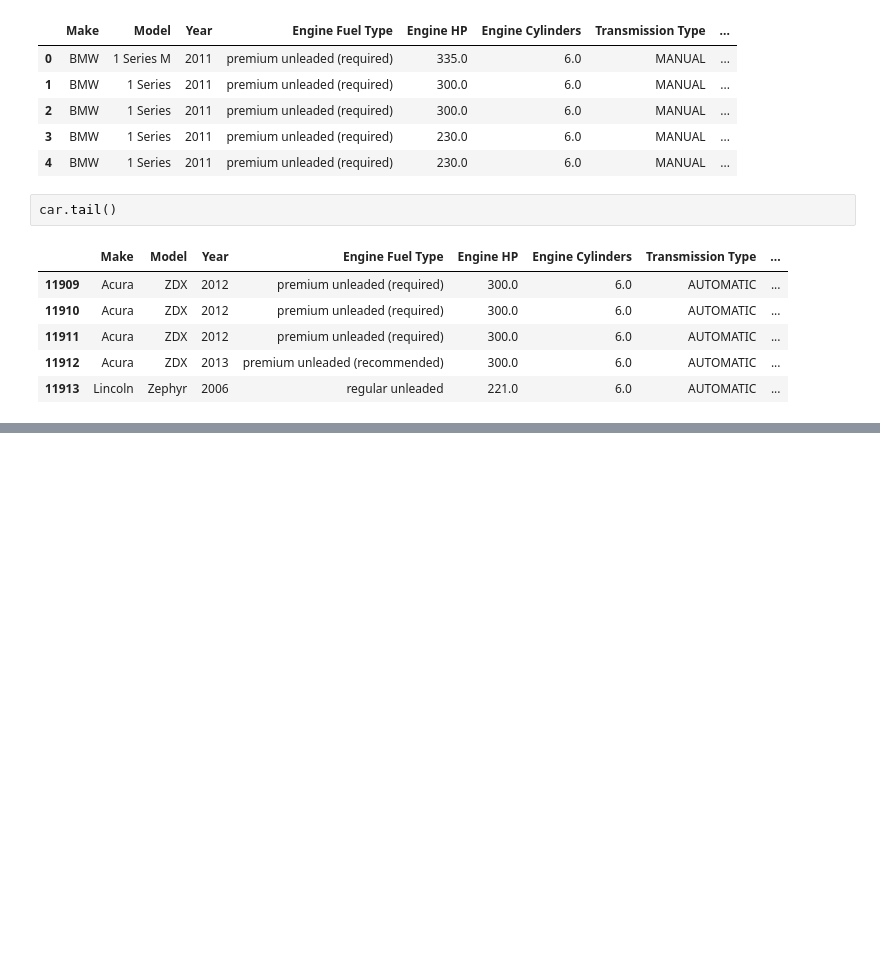
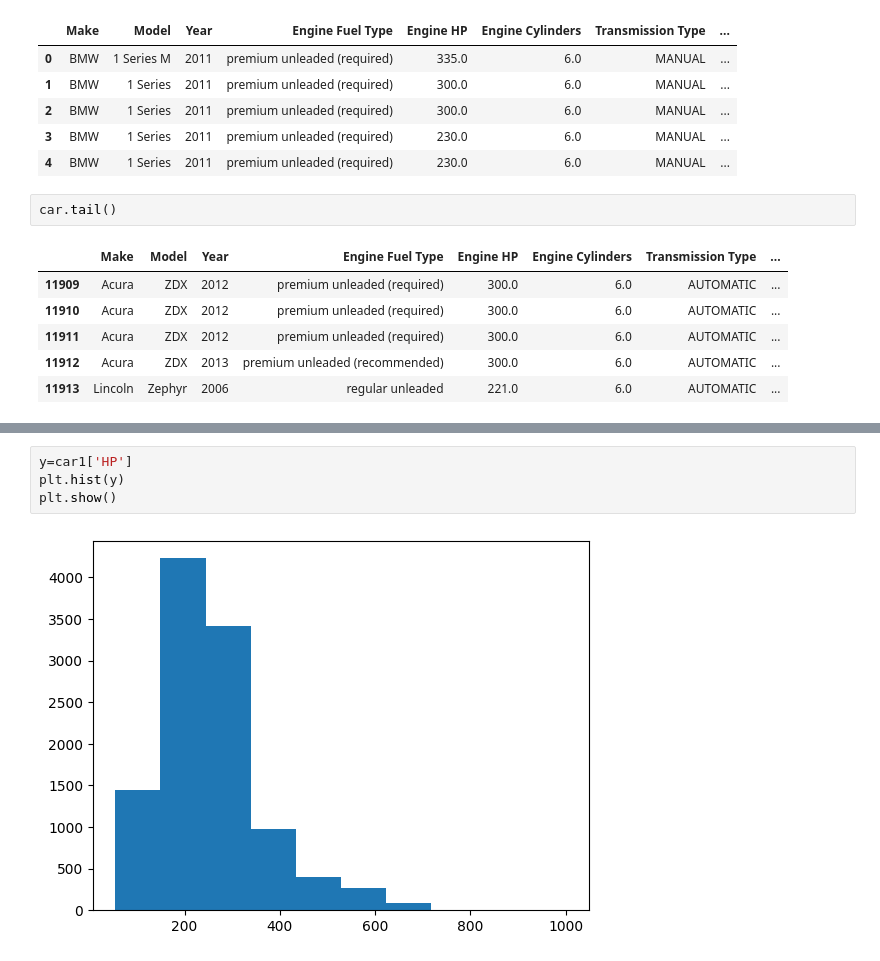
Before and after one commit to boi-git/Week-2-EDA, a Jupyter notebook: Week 2 EDA.ipynb, the cells around one changed output, grey strips where cells are left out. Cells and saved outputs as stored; diff of their text form; blank space fills up the shorter version.

```diff
--- a/Week 2 EDA.ipynb
+++ b/Week 2 EDA.ipynb
@@ -134,0 +96,6 @@ sns.boxplot(x=car1['MSRP'])
+# %%
+y=car1['HP']
+plt.hist(y)
+plt.show()
+# %% [output]
+[figure, added]
```
Also changed, not shown: parts of 11 cells of this notebook.
